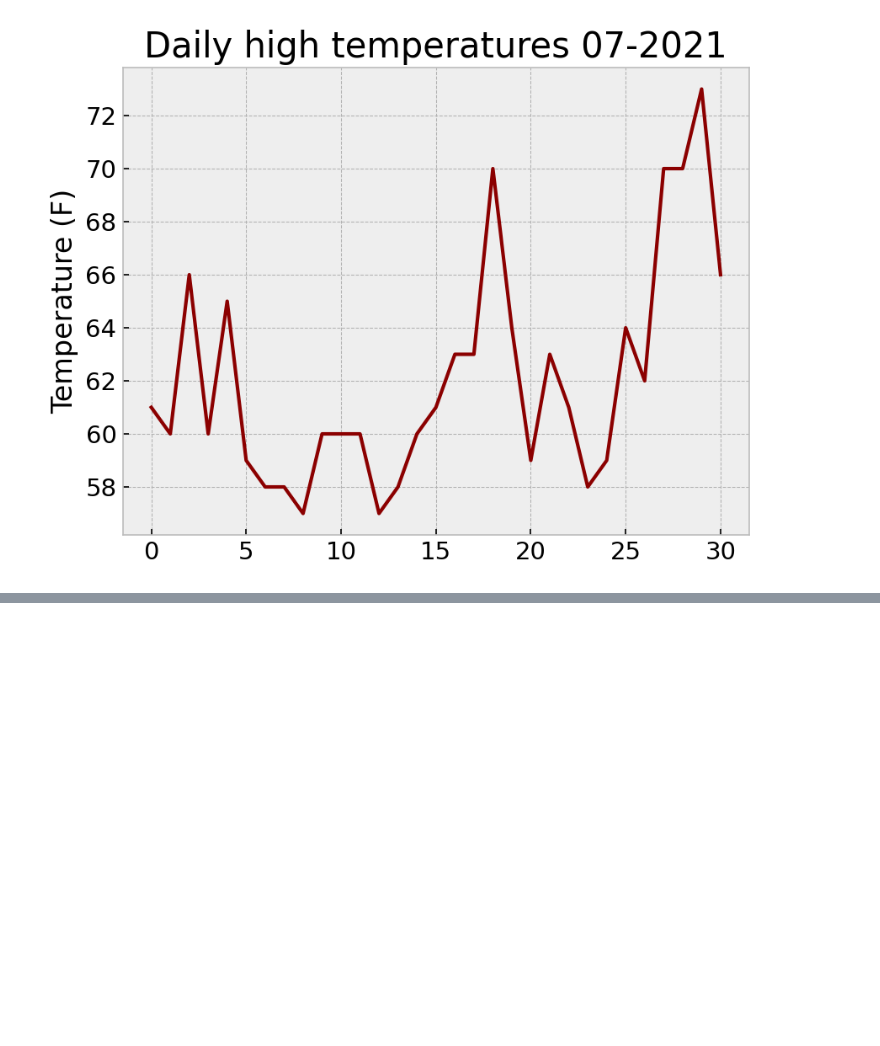
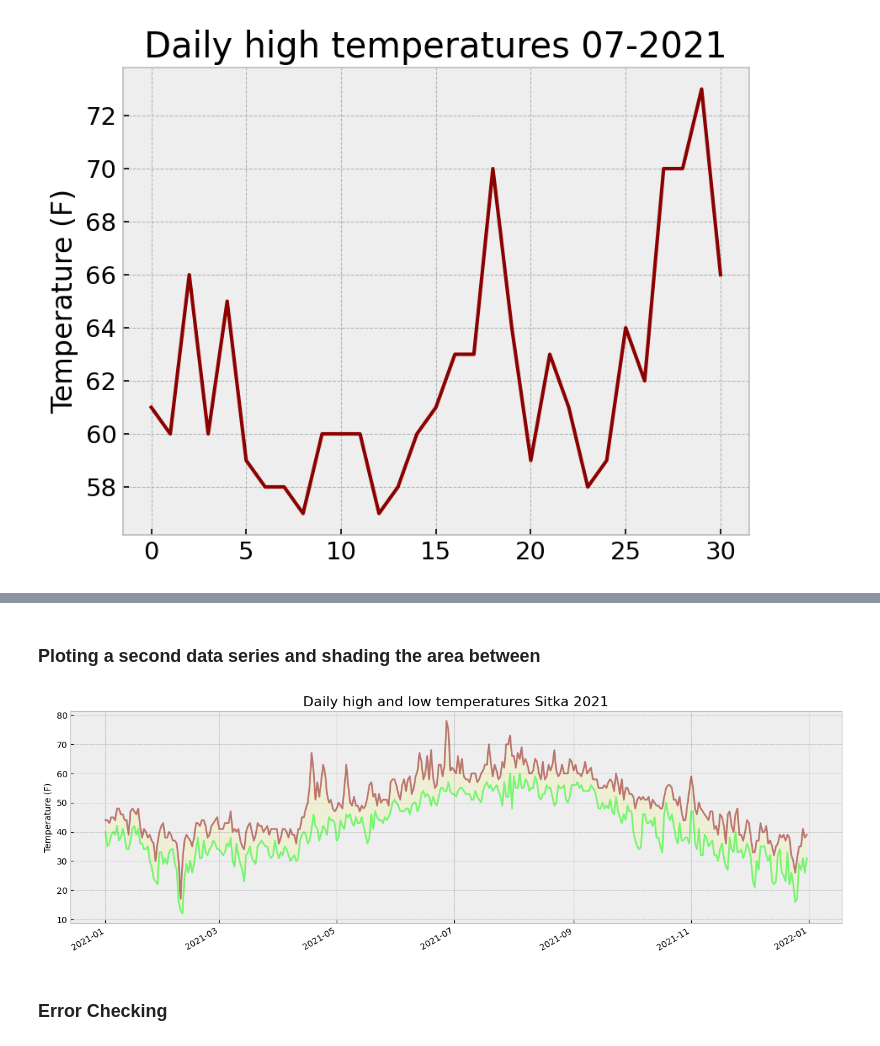
Before and after one commit to almanzanas/DataAnalystsJourney, a Jupyter notebook: data_visualization/downloading_data.ipynb, the cells around one changed output, grey strips where cells are left out. Drawn from its saved outputs; the diff is of its cells as text; code cells hidden in the pictures; blank space fills up the shorter version.

```diff
--- a/data_visualization/downloading_data.ipynb
+++ b/data_visualization/downloading_data.ipynb
@@ -123,0 +210,53 @@ fig.show()
+# %% [markdown]
+### Ploting a second data series and shading the area between
+# %%
+from pathlib import Path
+import csv
+from datetime import datetime
+
+import matplotlib.pyplot as plt
+
+# path = Path("weather_data/sitka_weather_07-2021_simple.csv")
+path = Path("weather_data/sitka_weather_2021_simple.csv")
+lines = path.read_text().splitlines()
+
+### Using two comprehensions with csv reader we need to read the csv once per comprehension
+reader = csv.reader(lines)
+header_row = next(reader)
+dates = [datetime.strptime(row[2], "%Y-%m-%d") for row in reader] # converting data in row 2 to datetime object
+
+reader2 = csv.reader(lines)
+header_row2 = next(reader2)
+highs = [int(row[4]) for row in reader2]
+
+reader3 = csv.reader(lines)
+header_row3 = next(reader3)
+lows = [int(row[5]) for row in reader3]
+
+### Alternative to create dates and highs with a for loop
+# dates, highs = [], []
+# for row in reader:
+#    current_date = datetime.strptime(row[2], '%Y-%m-%d')
+#    high = int(row[4])
+#    dates.append(current_date)
+#    highs.append(high)
+
+plt.style.use('bmh')
+fig, ax = plt.subplots(figsize=(16, 5))
+ax.plot(dates, highs, color="darkred", alpha=0.5) # Alpha argument controls the colors transparency, 0=transparent and 1=opaque
+ax.plot(dates, lows, color="lime", alpha=0.5)
+ax.fill_between(dates, highs, lows, facecolor="yellow", alpha=0.1)
+# Passing dates as x-value and highs/lows as y-values. Facecolor is the color for the shaded region
+
+# Format plot
+ax.set_title("Daily high and low temperatures Sitka 2021", fontsize=16)
+ax.set_xlabel("", fontsize=10)
+fig.autofmt_xdate() # This print the dates diagonally to prevent overlapping
+ax.set_ylabel("Temperature (F)", fontsize=10)
+ax.tick_params(labelsize=10)
+
+plt.show()
+# %% [output]
+[figure, added]
+# %% [markdown]
+### Error Checking
```
Also changed, not shown: parts of 7 cells of this notebook, 1 other file.
